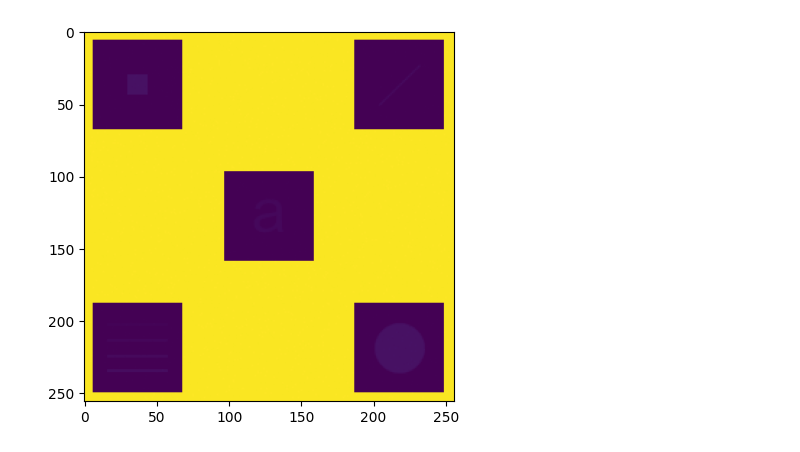
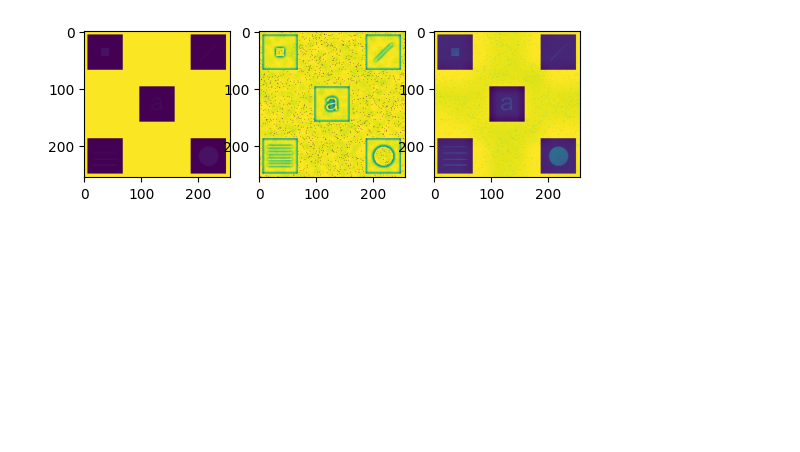
Before and after one commit to krysx7003/CPSO, a Jupyter notebook: Lab2/Cw8.ipynb, the cells around one changed output. Drawn from its saved outputs; the diff is of its cells as text; code cells hidden in the pictures; blank space fills up the shorter version.

```diff
--- a/Lab2/Cw8.ipynb
+++ b/Lab2/Cw8.ipynb
@@ -10,10 +10,18 @@ img = tiff.imread("src/hidden-symbols.tif")
 # %%
 #Wyświetlenie załadowanego obrazu
 img_local = rank.equalize(img, morp.disk(5))
+img_stat = exposure.equalize_adapthist(img, clip_limit=0.15)
 
 plt.figure()
+plt.subplot(1,3,1)
 plt.imshow(img)
 
+plt.subplot(1,3,2)
+plt.imshow(img_local)
+
+plt.subplot(1,3,3)
+plt.imshow(img_stat)
+
 plt.show()
 # %% [output]
-[figure, old version]
+[figure, new version]
```
Also changed, not shown: parts of 1 cell of this notebook, 1 other file.
